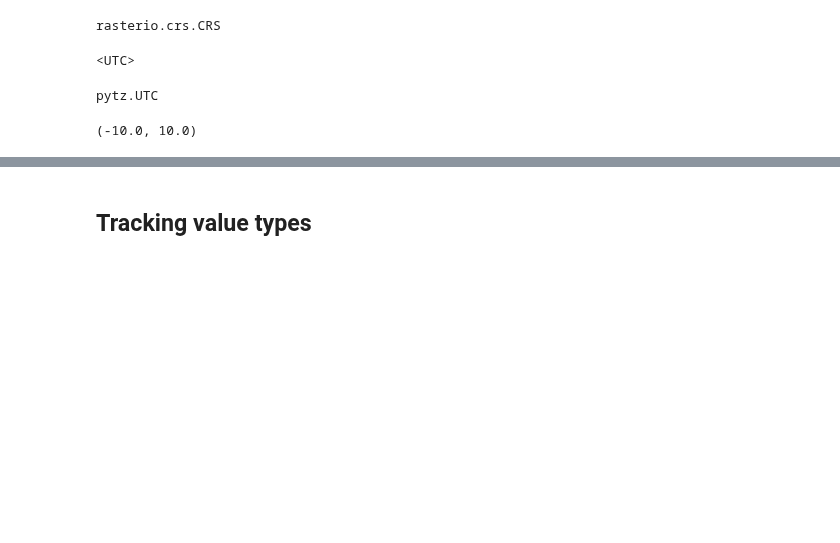
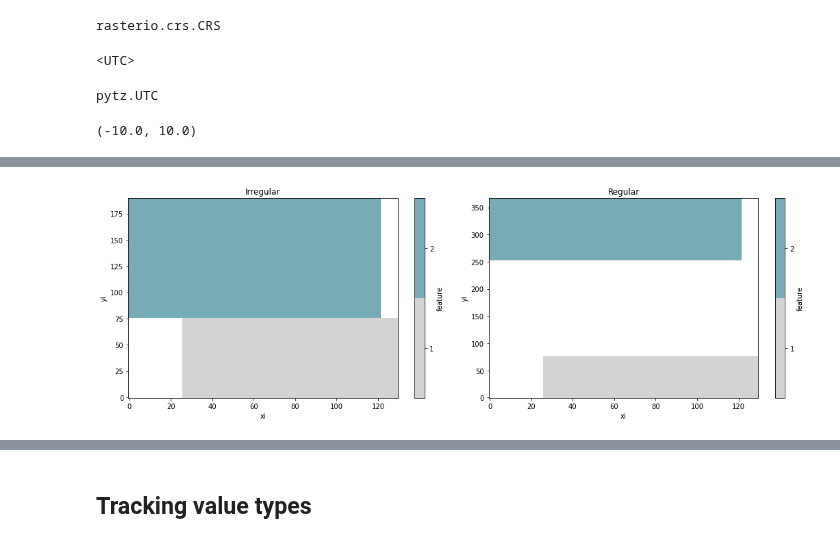
Before and after one commit to ZGIS/semantique, a Jupyter notebook: demo/advanced.ipynb, the cells around one changed output, grey strips where cells are left out. Drawn from its saved outputs; the diff is of its cells as text; code cells hidden in the pictures; blank space fills up the shorter version.

```diff
--- a/demo/advanced.ipynb
+++ b/demo/advanced.ipynb
@@ -272,0 +356,3 @@ plt.draw()
+# %%
+irregular = create_extent_cube(parcels, time, res, crs = crs, tz = tz, trim = True)
+print(irregular)
@@ -272,0 +377,3 @@ plt.draw()
+# %%
+regular = irregular.sq.regularize()
+print(regular)
@@ -273 +398,27 @@ plt.draw()
+# %%
+f, (ax1, ax2) = plt.subplots(1, 2, figsize = (15, 5))
+
+values = [1, 2]
+levels = [x - 0.5 for x in values + [max(values) + 1]]
+colors = ["#d3d3d3", "#77abb7"]
+legend = {"ticks": values, "label": "feature"}
+
+left = irregular.unstack().max("time").rename({"y": "yi", "x": "xi"})
+left.coords["yi"] = list(range(len(left.yi)))
+left.coords["xi"] = list(range(len(left.xi)))
+
+left.plot(ax = ax1, levels = levels, colors = colors, cbar_kwargs = legend)
+ax1.set_title("Irregular")
+
+right = regular.unstack().max("time").rename({"y": "yi", "x": "xi"})
+right.coords["yi"] = list(range(len(right.yi)))
+right.coords["xi"] = list(range(len(right.xi)))
+
+right.plot(ax = ax2, levels = levels, colors = colors, cbar_kwargs = legend)
+ax2.set_title("Regular")
+
+plt.tight_layout()
+plt.draw()
+# %% [output]
+[figure, added]
 # %% [markdown]
```
Also changed, not shown: parts of 72 cells of this notebook, 6 other files.
